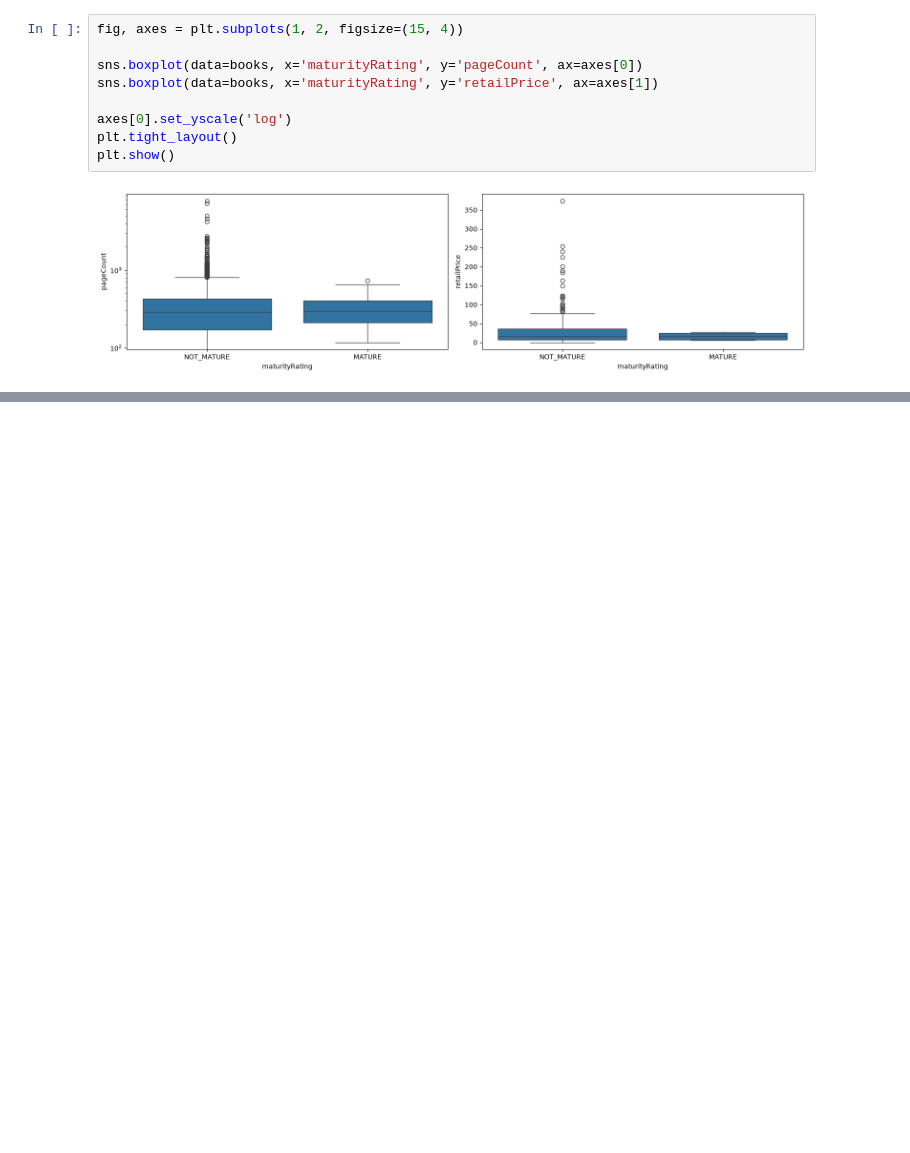
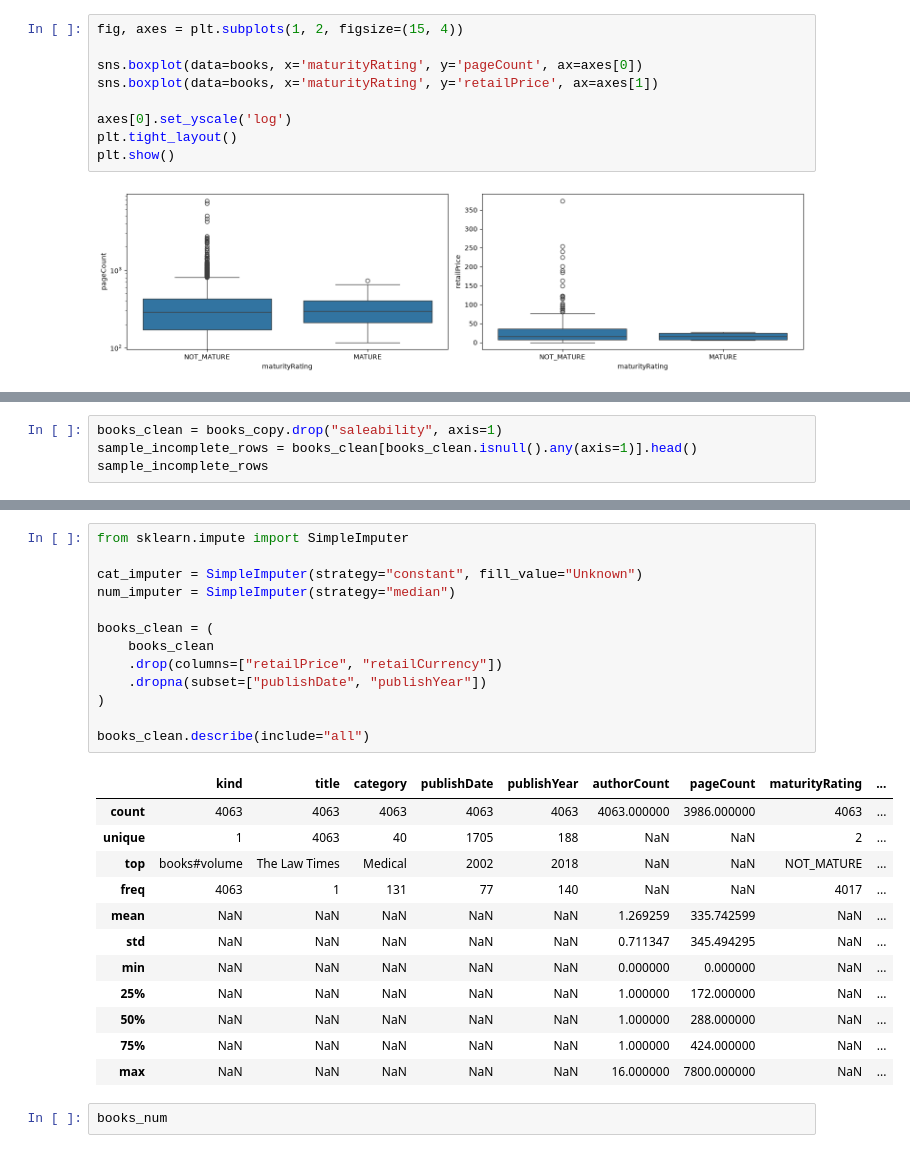
Before and after one commit to Zain1958/dtree-books, a Jupyter notebook: notebooks/data_training.ipynb, the cells around one changed output, grey strips where cells are left out. Saved outputs shown, nothing was run; the diff lists cells and outputs as text; blank space fills up the shorter version.

```diff
--- a/notebooks/data_training.ipynb
+++ b/notebooks/data_training.ipynb
@@ -140,0 +158,4 @@ plt.show()
+# %%
+books_clean = books_copy.drop("saleability", axis=1)
+sample_incomplete_rows = books_clean[books_clean.isnull().any(axis=1)].head()
+sample_incomplete_rows
@@ -140,0 +169,28 @@ plt.show()
+# %%
+from sklearn.impute import SimpleImputer
+
+cat_imputer = SimpleImputer(strategy="constant", fill_value="Unknown")
+num_imputer = SimpleImputer(strategy="median")
+
+books_clean = (
+    books_clean
+    .drop(columns=["retailPrice", "retailCurrency"])
+    .dropna(subset=["publishDate", "publishYear"])
+)
+
+books_clean.describe(include="all")
+# %% [output]
+|  | kind | title | category | publishDate | publishYear | authorCount | pageCount | maturityRating | ... |
+| count | 4063 | 4063 | 4063 | 4063 | 4063 | 4063.000000 | 3986.000000 | 4063 | ... |
+| unique | 1 | 4063 | 40 | 1705 | 188 | NaN | NaN | 2 | ... |
+| top | books#volume | The Law Times | Medical | 2002 | 2018 | NaN | NaN | NOT_MATURE | ... |
+| freq | 4063 | 1 | 131 | 77 | 140 | NaN | NaN | 4017 | ... |
+| mean | NaN | NaN | NaN | NaN | NaN | 1.269259 | 335.742599 | NaN | ... |
+| std | NaN | NaN | NaN | NaN | NaN | 0.711347 | 345.494295 | NaN | ... |
+| min | NaN | NaN | NaN | NaN | NaN | 0.000000 | 0.000000 | NaN | ... |
+| 25% | NaN | NaN | NaN | NaN | NaN | 1.000000 | 172.000000 | NaN | ... |
+| 50% | NaN | NaN | NaN | NaN | NaN | 1.000000 | 288.000000 | NaN | ... |
+| 75% | NaN | NaN | NaN | NaN | NaN | 1.000000 | 424.000000 | NaN | ... |
+| max | NaN | NaN | NaN | NaN | NaN | 16.000000 | 7800.000000 | NaN | ... |
+# %%
+books_num
```
Also changed, not shown: parts of 3 cells of this notebook.
